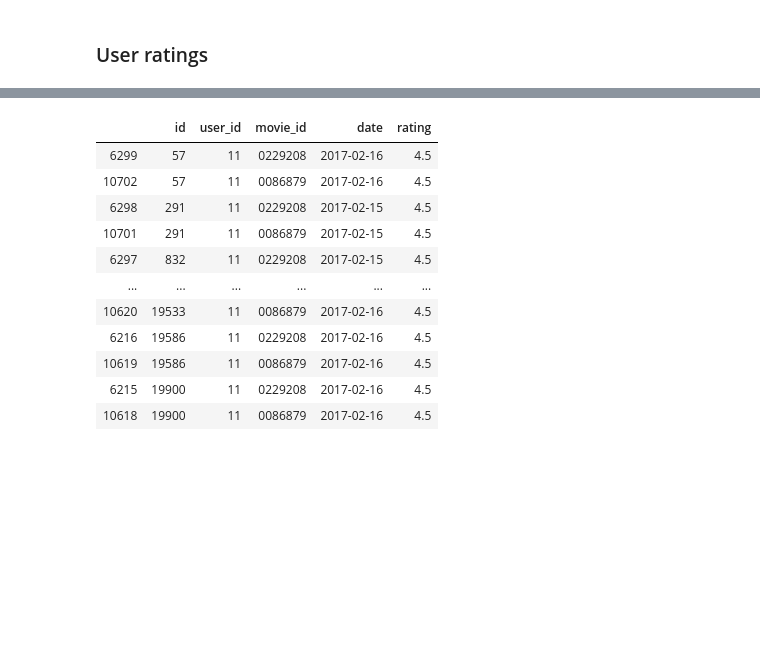
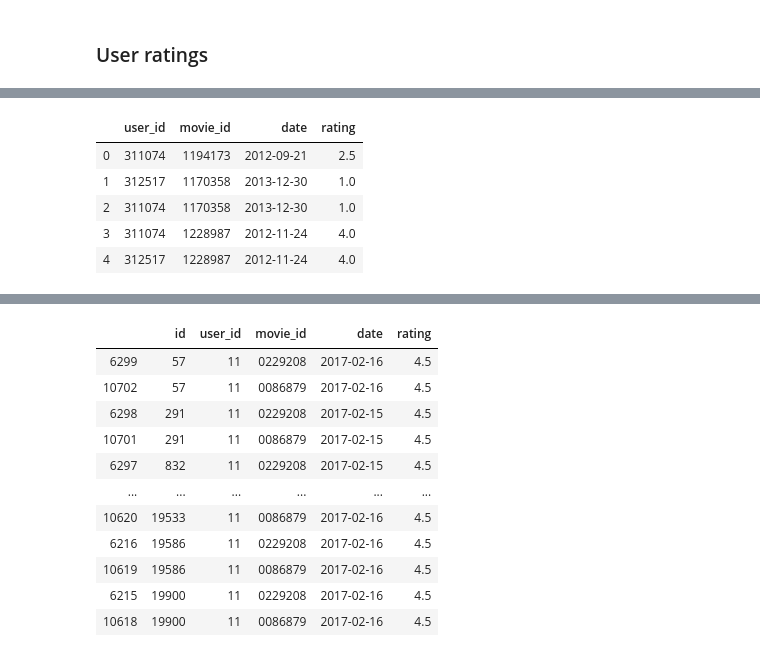
Before and after one commit to BloomTech-Labs/Groa-ds, a Jupyter notebook: Database_reconfiguration/copy_data.ipynb, the cells around one changed output, grey strips where cells are left out. Drawn from its saved outputs; the diff is of its cells as text; code cells hidden in the pictures; blank space fills up the shorter version.

```diff
--- a/Database_reconfiguration/copy_data.ipynb
+++ b/Database_reconfiguration/copy_data.ipynb
@@ -112,0 +111,45 @@ user_groa_ratings.head()
+# %%
+# Get the rating from user_groa_reviews
+cursor_old = connection_old.cursor()
+query = """SELECT a.id, a.user_id, b.movie_id, a.date, a.rating
+        FROM user_groa_reviews a, imdb_movies b
+        WHERE (a.name=b.primary_title AND a.year=b.start_year) OR
+                (a.name=b.original_title AND a.year=b.start_year)"""
+cursor_old.execute(query)
+user_groa_ratings_rev = cursor_old.fetchall()
+cursor_old.close()
+
+id = []
+user_id = []
+movie_id = []
+date = []
+rating = []
+
+for row in user_groa_ratings_rev:
+    id.append(row[0])
+    user_id.append(row[1])
+    movie_id.append(row[2])
+    date.append(row[3])
+    rating.append(row[4])
+
+user_groa_ratings_rev = pd.DataFrame({
+    'id': id,
+    'user_id': user_id,
+    'movie_id': movie_id,
+    'date': date,
+    'rating': rating
+})
+
+# drop ALL duplicate values
+user_groa_ratings_rev.drop_duplicates(subset =['id'], keep = False, inplace = True)
+
+# Drop the id
+user_groa_ratings_rev = user_groa_ratings_rev.drop(['id'], axis=1)
+user_groa_ratings_rev.head()
+# %% [output]
+|  | user_id | movie_id | date | rating |
+| 0 | 311074 | 1194173 | 2012-09-21 | 2.5 |
+| 1 | 312517 | 1170358 | 2013-12-30 | 1.0 |
+| 2 | 311074 | 1170358 | 2013-12-30 | 1.0 |
+| 3 | 311074 | 1228987 | 2012-11-24 | 4.0 |
+| 4 | 312517 | 1228987 | 2012-11-24 | 4.0 |
```
Also changed, not shown: parts of 14 cells of this notebook.
